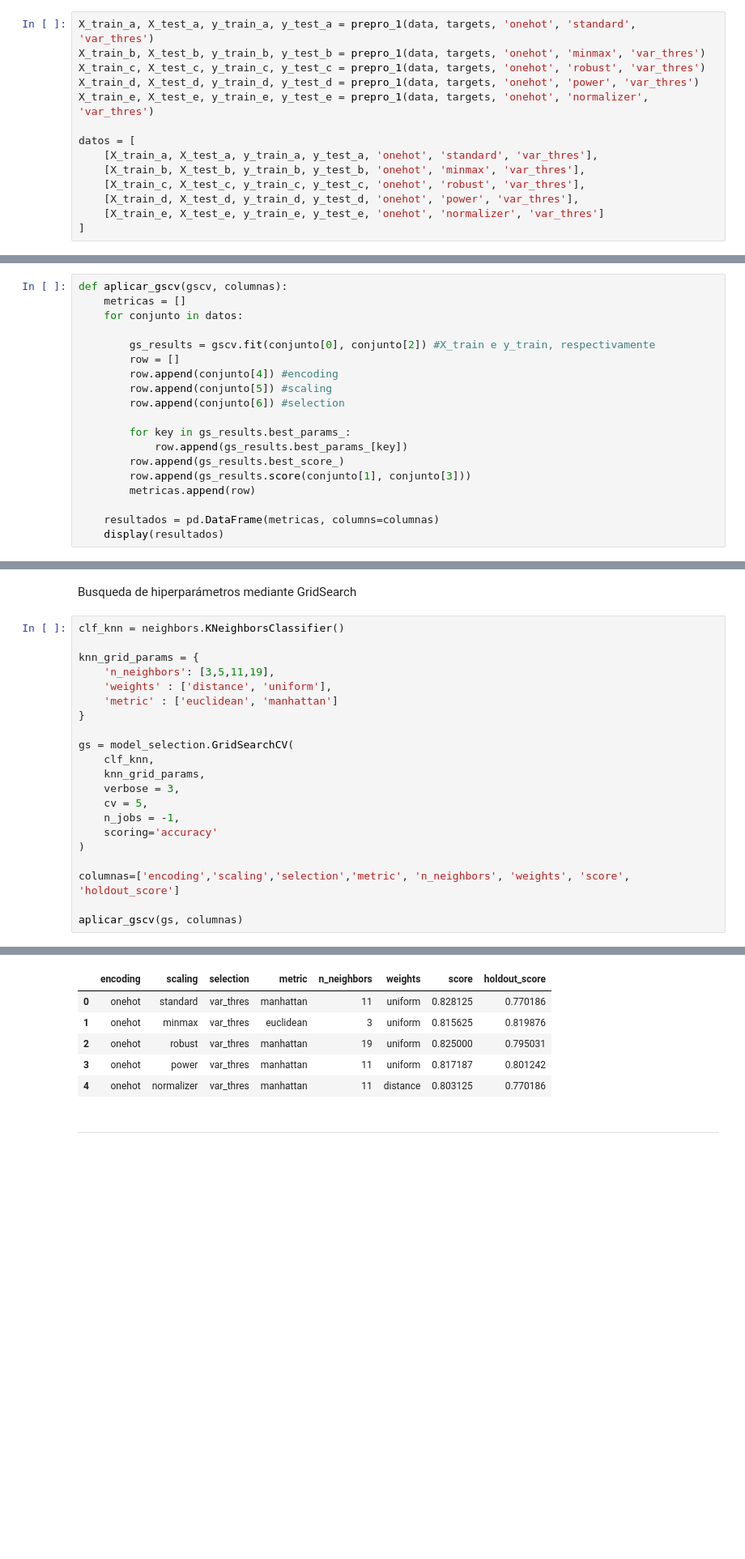
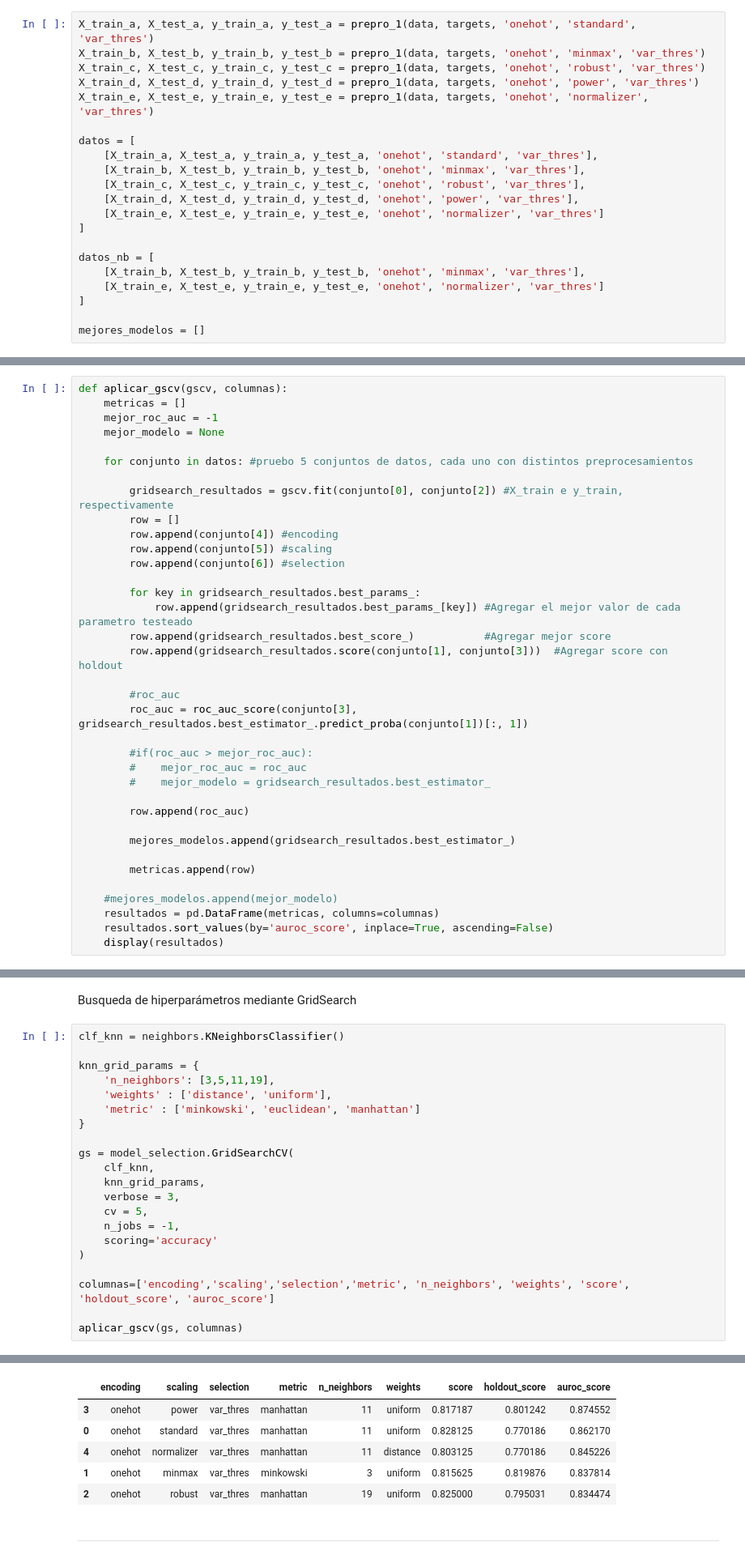
Before and after one commit to jalbarrac/datos-tp, a Jupyter notebook: TP2.ipynb, the cells around one changed output, grey strips where cells are left out. Shown: that part at 81% size. Saved outputs shown, nothing was run; the diff lists cells and outputs as text; blank space fills up the shorter version.

Commit message:
agrego auroc score, otros ajustes

```diff
--- a/TP2.ipynb
+++ b/TP2.ipynb
@@ -199,6 +199,13 @@ datos = [
     [X_train_d, X_test_d, y_train_d, y_test_d, 'onehot', 'power', 'var_thres'],
     [X_train_e, X_test_e, y_train_e, y_test_e, 'onehot', 'normalizer', 'var_thres']
 ]
+
+datos_nb = [
+    [X_train_b, X_test_b, y_train_b, y_test_b, 'onehot', 'minmax', 'var_thres'],
+    [X_train_e, X_test_e, y_train_e, y_test_e, 'onehot', 'normalizer', 'var_thres']
+]
+
+mejores_modelos = []
 # %% [markdown]
 ---
 # %% [markdown]
@@ -206,19 +213,36 @@ datos = [
 # %%
 def aplicar_gscv(gscv, columnas):
     metricas = []
-    for conjunto in datos:
+    mejor_roc_auc = -1
+    mejor_modelo = None
 
-        gs_results = gscv.fit(conjunto[0], conjunto[2]) #X_train e y_train, respectivamente
+    for conjunto in datos: #pruebo 5 conjuntos de datos, cada uno con distintos preprocesamientos
+
+        gridsearch_resultados = gscv.fit(conjunto[0], conjunto[2]) #X_train e y_train, respectivamente
         row = []
         row.append(conjunto[4]) #encoding
         row.append(conjunto[5]) #scaling
         row.append(conjunto[6]) #selection
 
-        for key in gs_results.best_params_:
-            row.append(gs_results.best_params_[key])
-        row.append(gs_results.best_score_)
-        row.append(gs_results.score(conjunto[1], conjunto[3]))
+        for key in gridsearch_resultados.best_params_:
+            row.append(gridsearch_resultados.best_params_[key]) #Agregar el mejor valor de cada parametro testeado
+        row.append(gridsearch_resultados.best_score_)           #Agregar mejor score
+        row.append(gridsearch_resultados.score(conjunto[1], conjunto[3]))  #Agregar score con holdout
+
+        #roc_auc
+        roc_auc = roc_auc_score(conjunto[3], gridsearch_resultados.best_estimator_.predict_proba(conjunto[1])[:, 1])
+
+        #if(roc_auc > mejor_roc_auc):
+        #    mejor_roc_auc = roc_auc
+        #    mejor_modelo = gridsearch_resultados.best_estimator_
+
+        row.append(roc_auc)
+
+        mejores_modelos.append(gridsearch_resultados.best_estimator_)
+
         metricas.append(row)
 
+    #mejores_modelos.append(mejor_modelo)
     resultados = pd.DataFrame(metricas, columns=columnas)
+    resultados.sort_values(by='auroc_score', inplace=True, ascending=False)
     display(resultados)
@@ -262,7 +325,7 @@ clf_knn = neighbors.KNeighborsClassifier()
 knn_grid_params = {
     'n_neighbors': [3,5,11,19],
     'weights' : ['distance', 'uniform'],
-    'metric' : ['euclidean', 'manhattan']
+    'metric' : ['minkowski', 'euclidean', 'manhattan']
 }
 
 gs = model_selection.GridSearchCV(
@@ -274,7 +337,7 @@ gs = model_selection.GridSearchCV(
     scoring='accuracy'
 )
 
-columnas=['encoding','scaling','selection','metric', 'n_neighbors', 'weights', 'score', 'holdout_score']
+columnas=['encoding','scaling','selection','metric', 'n_neighbors', 'weights', 'score', 'holdout_score', 'auroc_score']
 
 aplicar_gscv(gs, columnas)
 # %% [output]
@@ -286,9 +349,9 @@ Fitting 5 folds for each of 16 candidates, totalling 80 fits
-|  | encoding | scaling | selection | metric | n_neighbors | weights | score | holdout_score |
-| 0 | onehot | standard | var_thres | manhattan | 11 | uniform | 0.828125 | 0.770186 |
-| 1 | onehot | minmax | var_thres | euclidean | 3 | uniform | 0.815625 | 0.819876 |
-| 2 | onehot | robust | var_thres | manhattan | 19 | uniform | 0.825000 | 0.795031 |
-| 3 | onehot | power | var_thres | manhattan | 11 | uniform | 0.817187 | 0.801242 |
-| 4 | onehot | normalizer | var_thres | manhattan | 11 | distance | 0.803125 | 0.770186 |
+|  | encoding | scaling | selection | metric | n_neighbors | weights | score | holdout_score | auroc_score |
+| 3 | onehot | power | var_thres | manhattan | 11 | uniform | 0.817187 | 0.801242 | 0.874552 |
+| 0 | onehot | standard | var_thres | manhattan | 11 | uniform | 0.828125 | 0.770186 | 0.862170 |
+| 4 | onehot | normalizer | var_thres | manhattan | 11 | distance | 0.803125 | 0.770186 | 0.845226 |
+| 1 | onehot | minmax | var_thres | minkowski | 3 | uniform | 0.815625 | 0.819876 | 0.837814 |
+| 2 | onehot | robust | var_thres | manhattan | 19 | uniform | 0.825000 | 0.795031 | 0.834474 |
 # %% [markdown]
 ---
 # %% [markdown]
```
Also changed, not shown: parts of 34 cells of this notebook.
